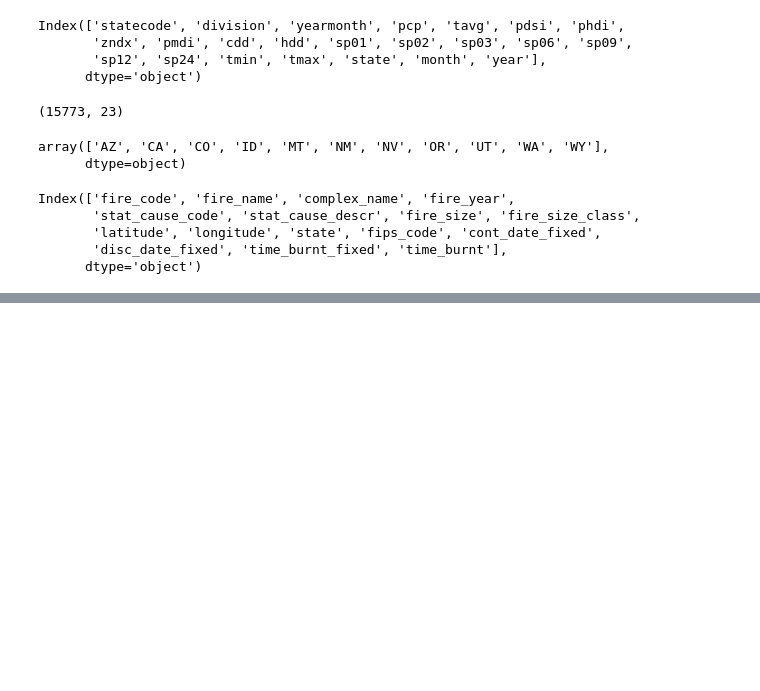
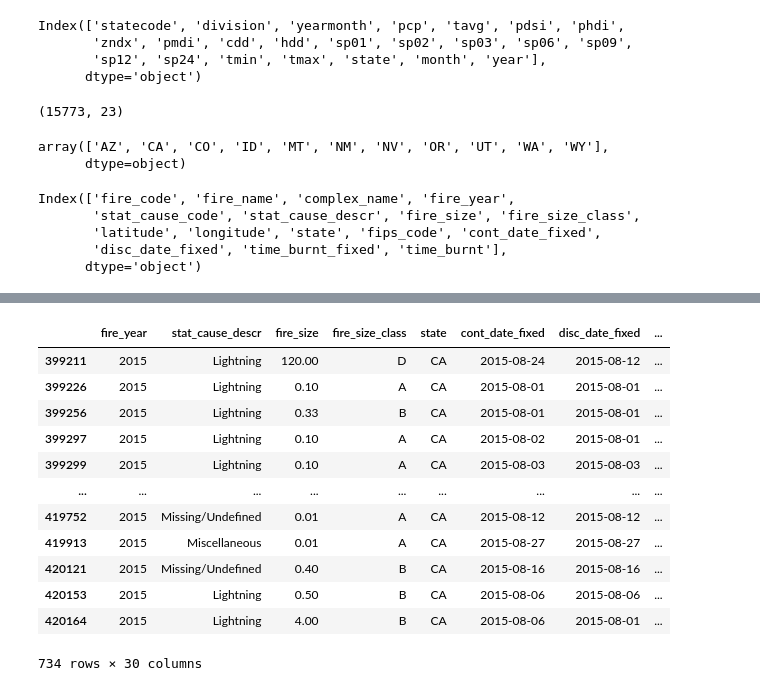
Before and after one commit to Marrrta/wildfires, a Jupyter notebook: cleaning.ipynb, the cells around one changed output, grey strips where cells are left out. Drawn from its saved outputs; the diff is of its cells as text; code cells hidden in the pictures; blank space fills up the shorter version.

Commit message:
updates to merged dataframe

```diff
--- a/cleaning.ipynb
+++ b/cleaning.ipynb
@@ -261,5 +260,19 @@ mfi_df_yr.columns
 # %%
-mfi_df_yr[(mfi_df_yr['year'] == 2015) & (mfi_df_yr['month'] == 8) & (mfi_df_yr['state'] == 'CA')].head()
+mfi_df_yr[(mfi_df_yr['year'] == 2015) & (mfi_df_yr['month'] == 8) & (mfi_df_yr['state'] == 'CA')]
+# %% [output]
+|  | fire_year | stat_cause_descr | fire_size | fire_size_class | state | cont_date_fixed | disc_date_fixed | ... |
+| 399211 | 2015 | Lightning | 120.00 | D | CA | 2015-08-24 | 2015-08-12 | ... |
+| 399226 | 2015 | Lightning | 0.10 | A | CA | 2015-08-01 | 2015-08-01 | ... |
+| 399256 | 2015 | Lightning | 0.33 | B | CA | 2015-08-01 | 2015-08-01 | ... |
+| 399297 | 2015 | Lightning | 0.10 | A | CA | 2015-08-02 | 2015-08-01 | ... |
+| 399299 | 2015 | Lightning | 0.10 | A | CA | 2015-08-03 | 2015-08-03 | ... |
+| ... | ... | ... | ... | ... | ... | ... | ... | ... |
+| 419752 | 2015 | Missing/Undefined | 0.01 | A | CA | 2015-08-12 | 2015-08-12 | ... |
+| 419913 | 2015 | Miscellaneous | 0.01 | A | CA | 2015-08-27 | 2015-08-27 | ... |
+| 420121 | 2015 | Missing/Undefined | 0.40 | B | CA | 2015-08-16 | 2015-08-16 | ... |
+| 420153 | 2015 | Lightning | 0.50 | B | CA | 2015-08-06 | 2015-08-06 | ... |
+| 420164 | 2015 | Lightning | 4.00 | B | CA | 2015-08-06 | 2015-08-01 | ... |
+734 rows × 30 columns
 # %%
 # github's file upload limit is 100MB, this file is at 89580kb (about 97MB)
 mfi_df_yr.to_csv('data/mfi_df_yr.csv') #commented out so it doesn't run every time
```
Also changed, not shown: parts of 8 cells of this notebook, 1 other file.
